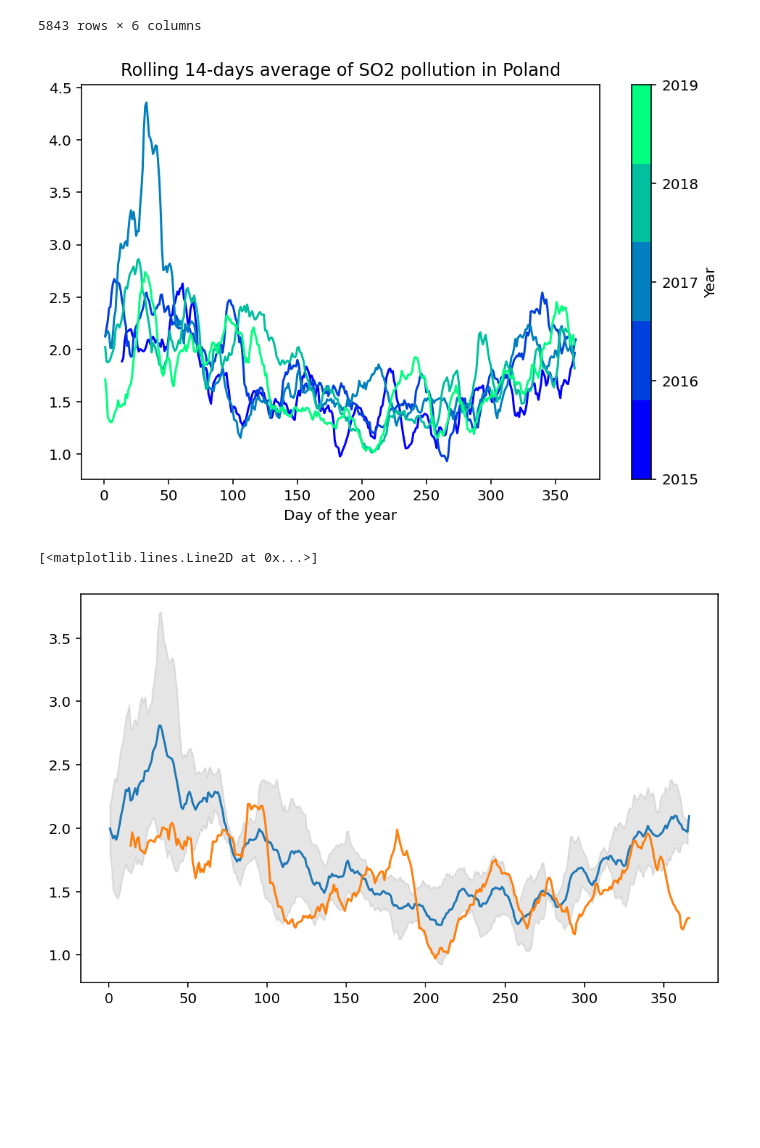
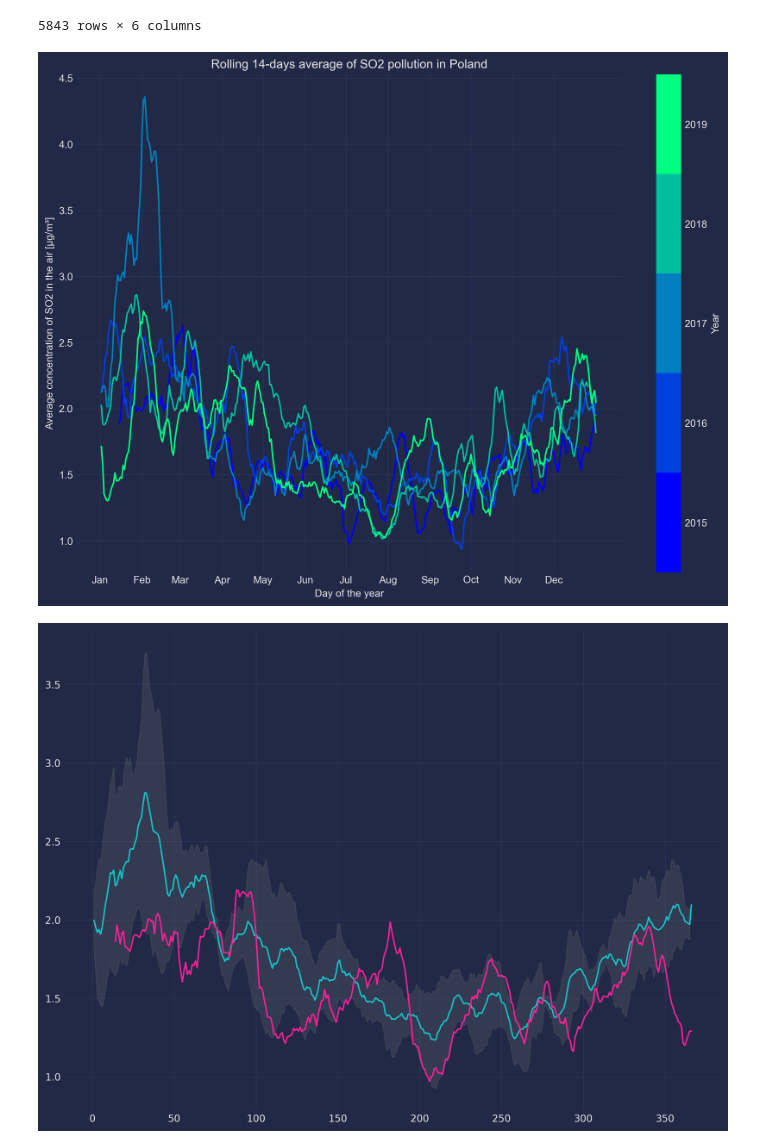
Before and after one commit to DominikRafacz/polish-air-quality-data-analysis, a Jupyter notebook: mock_plots.ipynb, the cells around one changed output. Saved outputs shown, nothing was run; the diff lists cells and outputs as text; code cells hidden in the pictures; blank space fills up the shorter version.

Commit message:
better plots!

```diff
--- a/mock_plots.ipynb
+++ b/mock_plots.ipynb
@@ -6,6 +6,8 @@ import matplotlib.pyplot as plt
 import read
 
 %matplotlib inline
+
+style_url = 'https://github.com/dhaitz/matplotlib-stylesheets/raw/master/pitayasmoothie-dark.mplstyle'
 # %%
 years_historical = list(range(2015, 2020))
 
@@ -40,37 +42,49 @@ daily_rolled_means_2020 = data_2020.groupby('timestamp') \
 # %%
 yearly_data = {year: daily_rolled_means_historical[daily_rolled_means_historical.index.year == year] for year in years_historical}
 # %%
-fig, ax = plt.subplots(figsize=(8, 5), dpi=144)
+with plt.style.context(style_url):
+    fig, ax = plt.subplots(figsize=(12, 9), dpi=300)
 
-colormap = plt.get_cmap('winter', len(years_historical))
+    colormap = plt.get_cmap('winter', len(years_historical))
 
-norm = mpl.colors.Normalize(vmin=min(years_historical), vmax=max(years_historical))
-sm = mpl.cm.ScalarMappable(norm=norm, cmap=colormap)
+    norm = mpl.colors.Normalize(vmin=min(years_historical), vmax=max(years_historical) + 1)
+    sm = mpl.cm.ScalarMappable(norm=norm, cmap=colormap)
 
-for i, year in enumerate(years_historical):
-    ax.plot(yearly_data[year].index.dayofyear, yearly_data[year].measurement, color=colormap(i))
+    for i, year in enumerate(years_historical):
+        ax.plot(yearly_data[year].index.dayofyear, yearly_data[year].measurement, color=colormap(i))
 
-ax.set_title('Rolling 14-days average of SO2 pollution in Poland')
-ax.set_xlabel('Day of the year')
+    ax.set_title('Rolling 14-days average of SO2 pollution in Poland')
+    ax.set_xlabel('Day of the year')
+    ax.set_ylabel('Average concentration of SO2 in the air [μg/m³]')
+    ax.set_xticks([0, 31, 59, 90, 120, 151, 181, 212, 243, 273, 304, 334])
+    ax.set_xticklabels(['Jan', 'Feb', 'Mar', 'Apr', 'May', 'Jun', 'Jul', 'Aug', 'Sep', 'Oct', 'Nov', 'Dec'])
 
-fig.colorbar(sm, ticks=years_historical, label='Year')
+    colorbar = fig.colorbar(sm, ticks=years_historical, label='Year')
+    colorbar.set_ticks([year + 0.5 for year in years_historical])
+    colorbar.set_ticklabels(years_historical)
 
-plt.show()
+    plt.show()
 # %% [output]
-[figure, old version]
+[figure, new version]
 # %%
 over_years_average = daily_rolled_means_historical.groupby(daily_rolled_means_historical.index.dayofyear) \
     .agg({'measurement': [np.nanmean, np.nanstd]})
 # %%
-fig, ax = plt.subplots(figsize=(8, 5), dpi=144)
+with plt.style.context(style_url):
+    fig, ax = plt.subplots(figsize=(12, 9), dpi=300)
 
-ax.plot(over_years_average.index, over_years_average.measurement.nanmean)
-ax.fill_between(over_years_average.index,
-                over_years_average.measurement.nanmean - over_years_average.measurement.nanstd,
-               over_years_average.measurement.nanmean + over_years_average.measurement.nanstd,
-               color='gray', alpha=0.2)
+    ax.plot(over_years_average.index, over_years_average.measurement.nanmean)
+    ax.fill_between(over_years_average.index,
+                    over_years_average.measurement.nanmean - over_years_average.measurement.nanstd,
+                   over_years_average.measurement.nanmean + over_years_average.measurement.nanstd,
+                   color='gray', alpha=0.2)
 
-ax.plot(daily_rolled_means_2020.index.dayofyear, daily_rolled_means_2020.measurement)
+    ax.plot(daily_rolled_means_2020.index.dayofyear, daily_rolled_means_2020.measurement)
+
+    ax.set_title('Rolling 14-days average of SO2 pollution in Poland')
+    ax.set_xlabel('Day of the year')
+    ax.set_ylabel('Average concentration of SO2 in the air [μg/m³]')
+    ax.set_xticks([0, 31, 59, 90, 120, 151, 181, 212, 243, 273, 304, 334])
+    ax.set_xticklabels(['Jan', 'Feb', 'Mar', 'Apr', 'May', 'Jun', 'Jul', 'Aug', 'Sep', 'Oct', 'Nov', 'Dec'])
 # %% [output]
-[<matplotlib.lines.Line2D at 0x...>]
-[figure, old version]
+[figure, new version]
```
